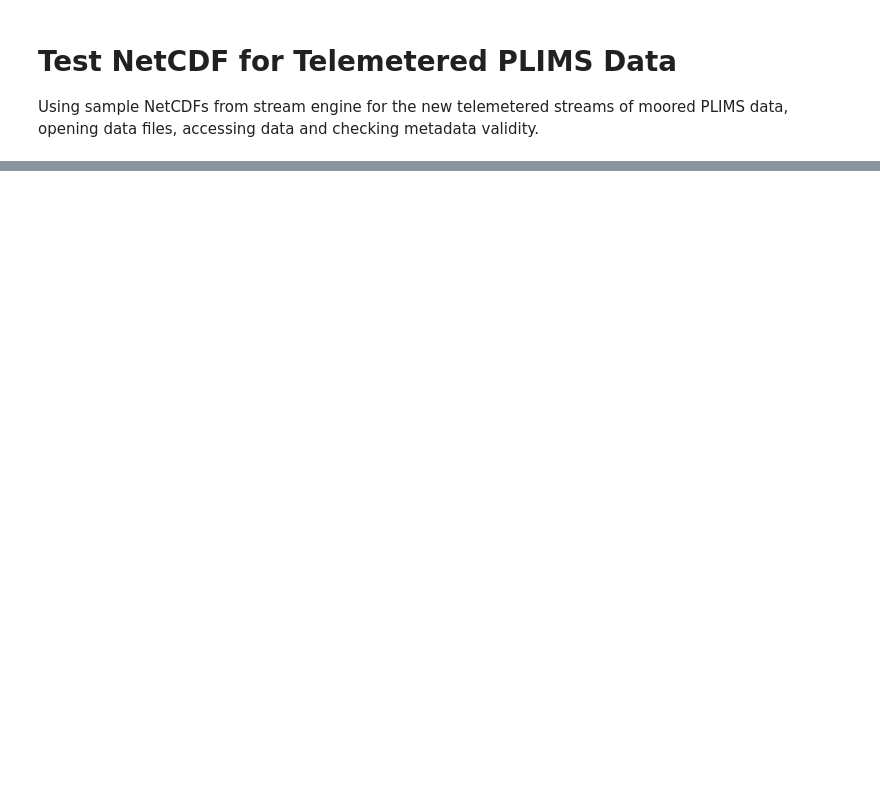
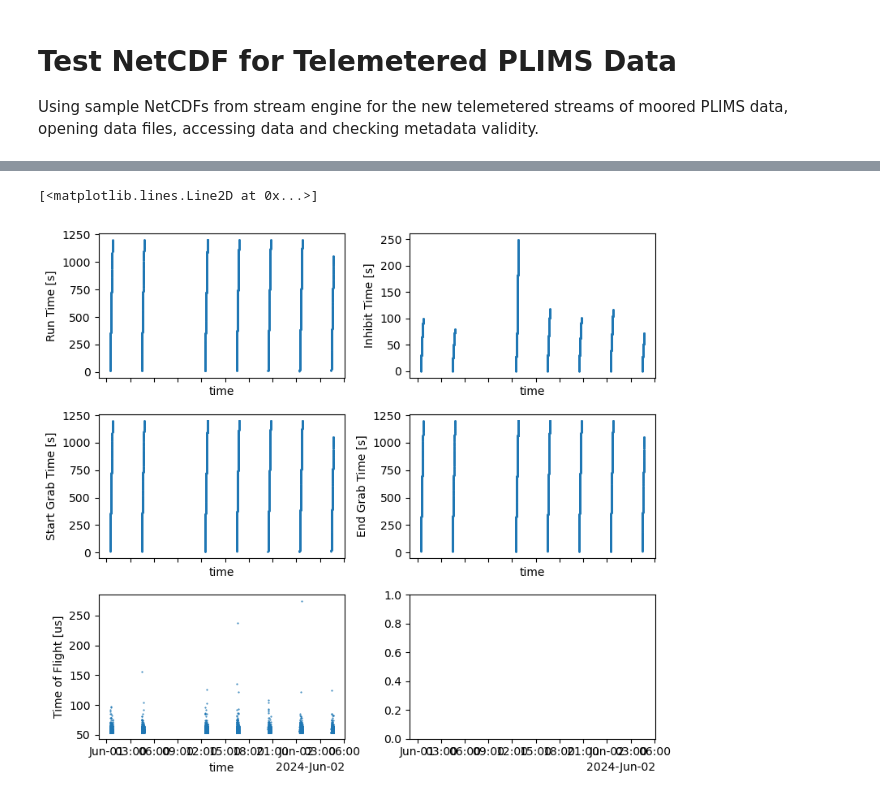
Before and after one commit to cooleyky/pioneer-20, a Jupyter notebook: plims_netcdf_test.ipynb, the cells around one changed output, grey strips where cells are left out. Cells and saved outputs as stored; diff of their text form; code cells hidden in the pictures; blank space fills up the shorter version.

```diff
--- a/plims_netcdf_test.ipynb
+++ b/plims_netcdf_test.ipynb
@@ -13,0 +150,12 @@ ds_adc = xr.load_dataset(path, engine="netcdf4")
+# %%
+da_time_of_flight = ds_adc.time_of_flight.where(ds_adc.time_of_flight<10000)
+# %%
+fig, axs = plt.subplots(3, 2, figsize=[8, 7], layout="tight", sharex=True)
+ds_adc.run_time_tr[0:10000].plot(ax=axs[0][0], linestyle='none', marker='.', markersize=1)
+ds_adc.inhibit_time_tr[0:10000].plot(ax=axs[0][1], linestyle='none', marker='.', markersize=1)
+ds_adc.grab_time_start[0:10000].plot(ax=axs[1][0], linestyle='none', marker='.', markersize=1)
+ds_adc.grab_time_end[0:10000].plot(ax=axs[1][1], linestyle='none', marker='.', markersize=1)
+da_time_of_flight[0:10000].plot(ax=axs[2][0], linestyle='none', marker='.', markersize=1)
+# %% [output]
+[<matplotlib.lines.Line2D at 0x...>]
+[figure, added]
```
Also changed, not shown: parts of 22 cells of this notebook.
